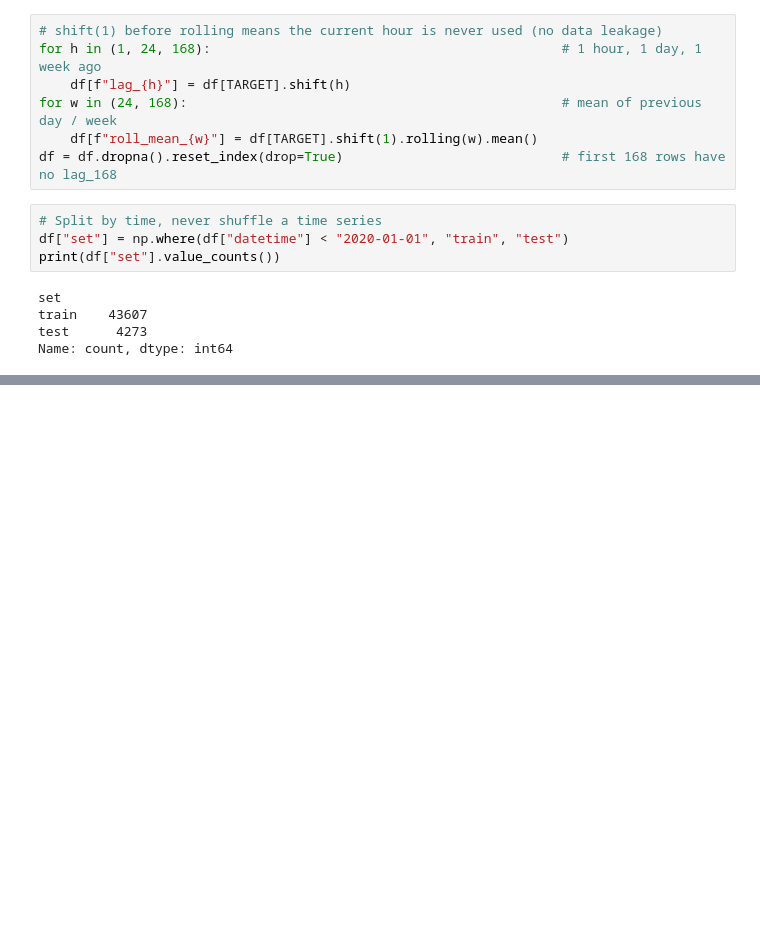
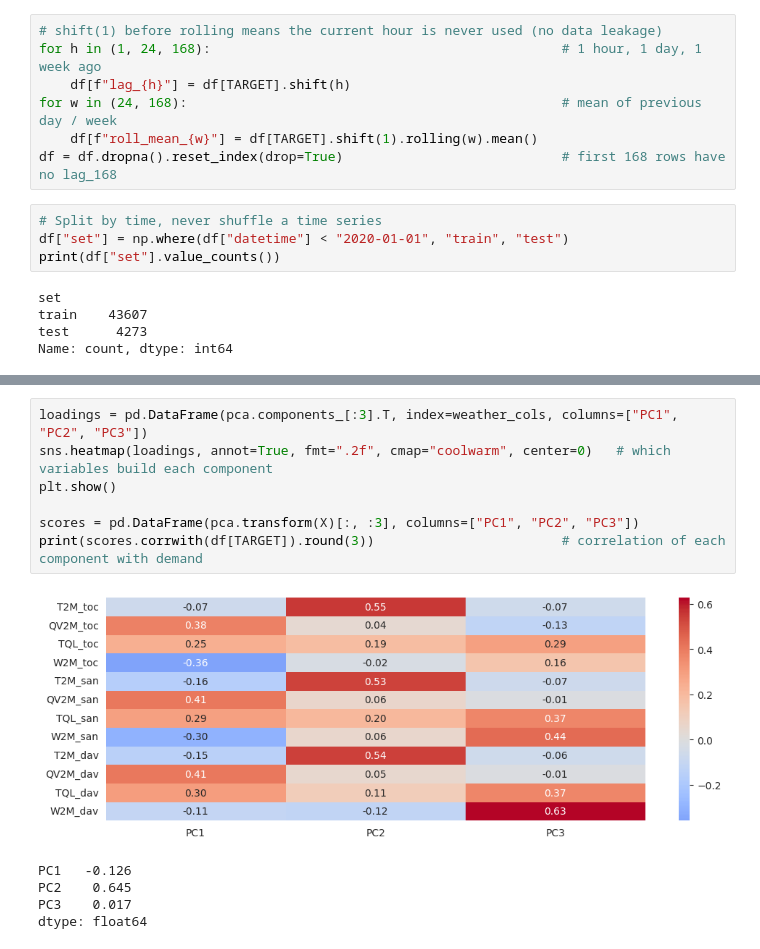
Before and after one commit to Handdyy11/Electricity_load_forecasting, a Jupyter notebook: Electricity_forcasting.ipynb, the cells around one changed output, grey strips where cells are left out. Cells and saved outputs as stored; diff of their text form; blank space fills up the shorter version.

```diff
--- a/Electricity_forcasting.ipynb
+++ b/Electricity_forcasting.ipynb
@@ -213,0 +293,13 @@ NameError: name 'stats' is not defined
+# %%
+loadings = pd.DataFrame(pca.components_[:3].T, index=weather_cols, columns=["PC1", "PC2", "PC3"])
+sns.heatmap(loadings, annot=True, fmt=".2f", cmap="coolwarm", center=0)   # which variables build each component
+plt.show()
+
+scores = pd.DataFrame(pca.transform(X)[:, :3], columns=["PC1", "PC2", "PC3"])
+print(scores.corrwith(df[TARGET]).round(3))                        # correlation of each component with demand
+# %% [output]
+[figure, added]
+PC1   -0.126
+PC2    0.645
+PC3    0.017
+dtype: float64
```
Also changed, not shown: parts of 8 cells of this notebook.
